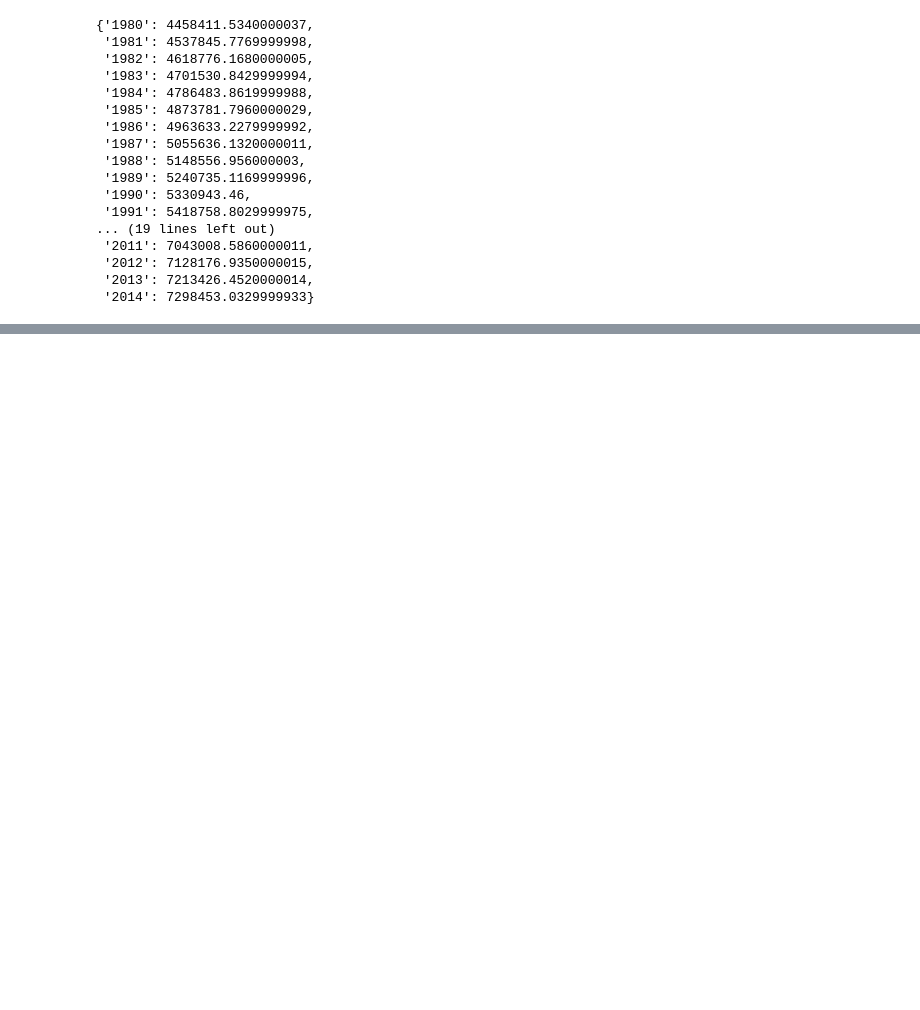
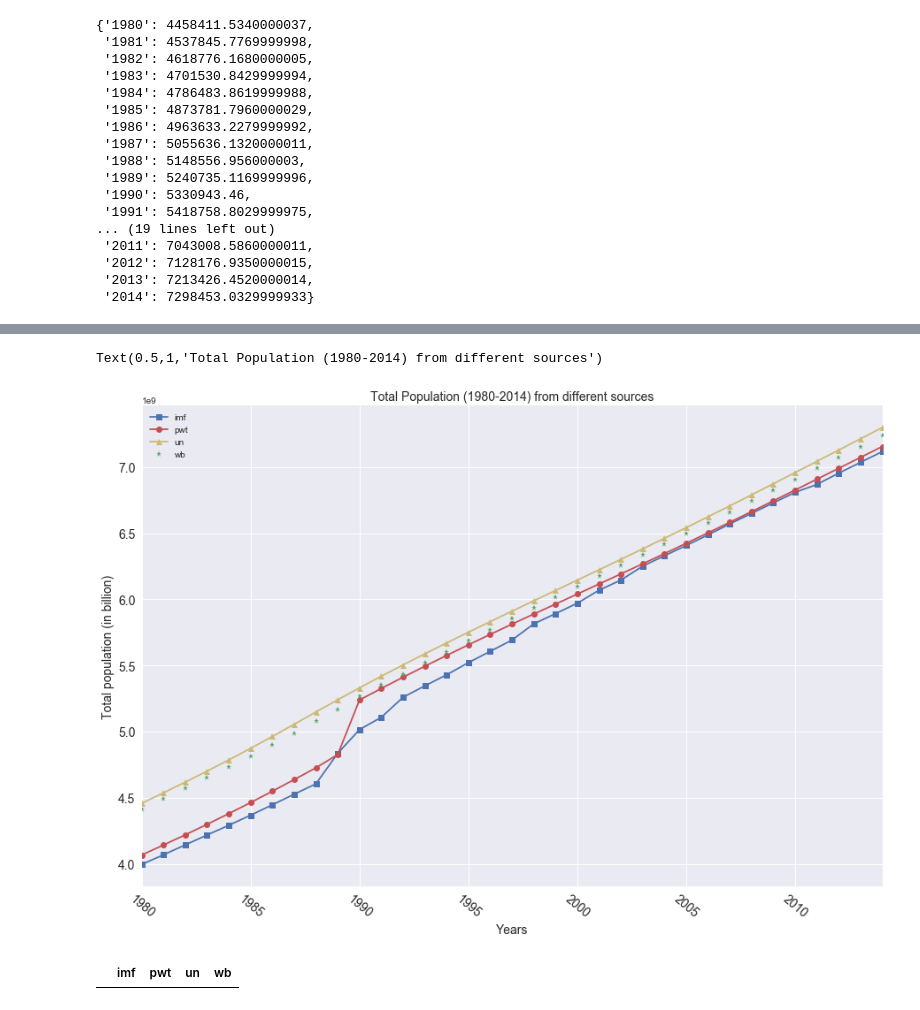
Before and after one commit to moonlimb/zerg, a Jupyter notebook: data/compare_pop_data.ipynb, the cells around one changed output, grey strips where cells are left out. Cells and saved outputs as stored; diff of their text form; code cells hidden in the pictures; blank space fills up the shorter version.

```diff
--- a/data/compare_pop_data.ipynb
+++ b/data/compare_pop_data.ipynb
@@ -592,0 +627,28 @@ ax = sns.tsplot(time="timepoint", value="BOLD signal",
+# %%
+plt.close()
+
+a = df_pop_total.plot(style=['bs-','ro-', 'y^-', 'g*'], figsize=(15,10), fontsize=14, grid=True, rot=320, colormap='tab10')
+# pwt9.set_index(['countrycode', 'year']).unstack('year')['rgdpe_pc'].loc[['IND', 'IDN', 'BRA', 'CHN']].T.plot(style='*')
+
+type(a)
+a.set_xlabel('Years', fontsize=14)
+a.set_ylabel('Total population (in billion)', fontsize=14)
+a.set_title('Total Population (1980-2014) from different sources', fontsize=14)
+#a.grid(False)
+
+# arr = np.arange(100).reshape((10,10))
+
+# plt.close('all')
+# fig = plt.figure(figsize=(5,4))
+
+# ax = plt.subplot(111)
+# im = ax.imshow(arr, interpolation="none")
+
+# plt.tight_layout()
+# %% [output]
+Text(0.5,1,'Total Population (1980-2014) from different sources')
+[figure, added]
+# %%
+df_total_pop
+# %% [output]
+|  | imf | pwt | un | wb |
```
Also changed, not shown: parts of 27 cells of this notebook.
